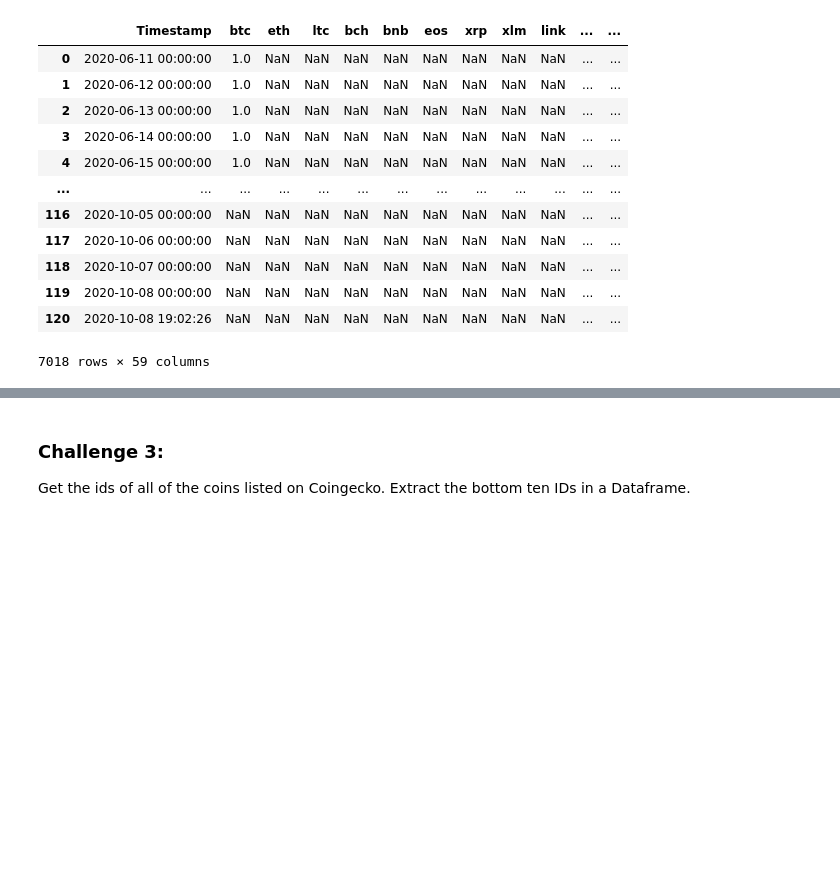
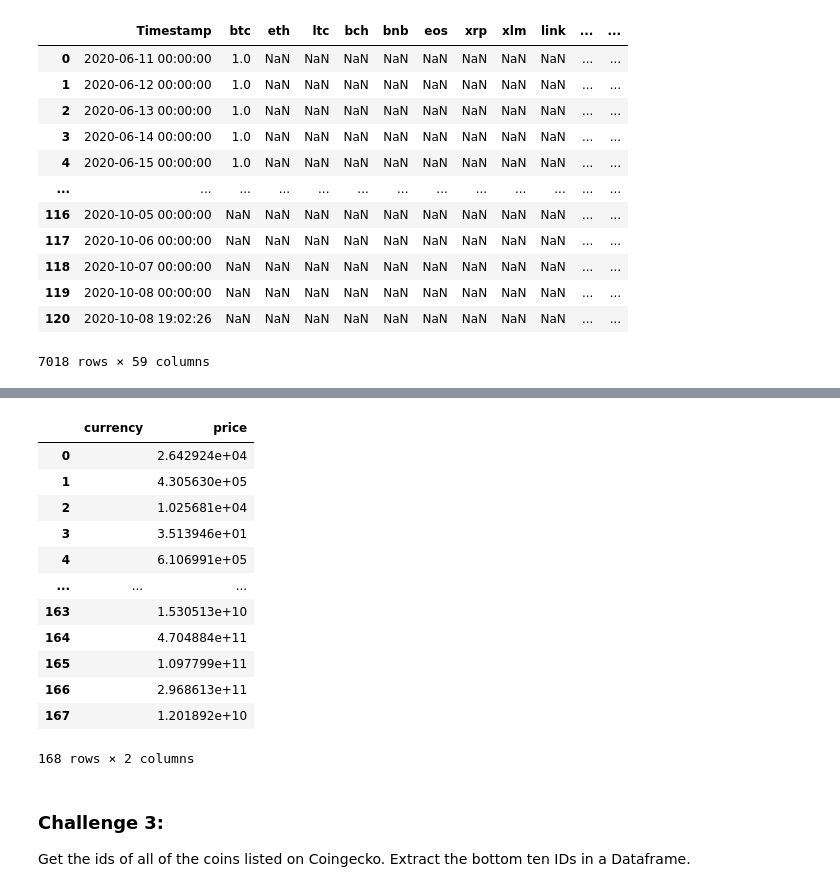
Before and after one commit to danielquer/data-pt-ber-08-20, a Jupyter notebook: Labs/module-1_labs/05_api-web-scraping/01_lab-coingecko-api/your code/main-dani.ipynb, the cells around one changed output, grey strips where cells are left out. Cells and saved outputs as stored; diff of their text form; code cells hidden in the pictures; blank space fills up the shorter version.

```diff
--- a/Labs/module-1_labs/05_api-web-scraping/01_lab-coingecko-api/your code/main-dani.ipynb
+++ b/Labs/module-1_labs/05_api-web-scraping/01_lab-coingecko-api/your code/main-dani.ipynb
@@ -170,3 +167,33 @@ ValueError: Length mismatch: Expected axis has 3 elements, new values have 58 el
+# %%
+#### easier way
+import re
+
+base = 'https://api.coingecko.com/api/v3/'
+coinhistoryurl = base + 'coins/bitcoin/history'
+param_dict = {'id':'bitcoin', 'date':'01-01-2020'}
+response = requests.get(coinhistoryurl, params=param_dict)
+results = response.json()
+
+pd.DataFrame(results)
+market_data = pd.json_normalize(results['market_data'])
+market_data = market_data.transpose().reset_index()
+market_data.columns = ['currency','price']
+market_data['currency'] = market_data['currency'].apply(lambda x: re.split('.',x)[1])
+market_data
+# %% [output]
+|  | currency | price |
+| 0 |  | 2.642924e+04 |
+| 1 |  | 4.305630e+05 |
+| 2 |  | 1.025681e+04 |
+| 3 |  | 3.513946e+01 |
+| 4 |  | 6.106991e+05 |
+| ... | ... | ... |
+| 163 |  | 1.530513e+10 |
+| 164 |  | 4.704884e+11 |
+| 165 |  | 1.097799e+11 |
+| 166 |  | 2.968613e+11 |
+| 167 |  | 1.201892e+10 |
+168 rows × 2 columns
 # %% [markdown]
 ### Challenge 3:
 
```
Also changed, not shown: parts of 1 cell of this notebook.
